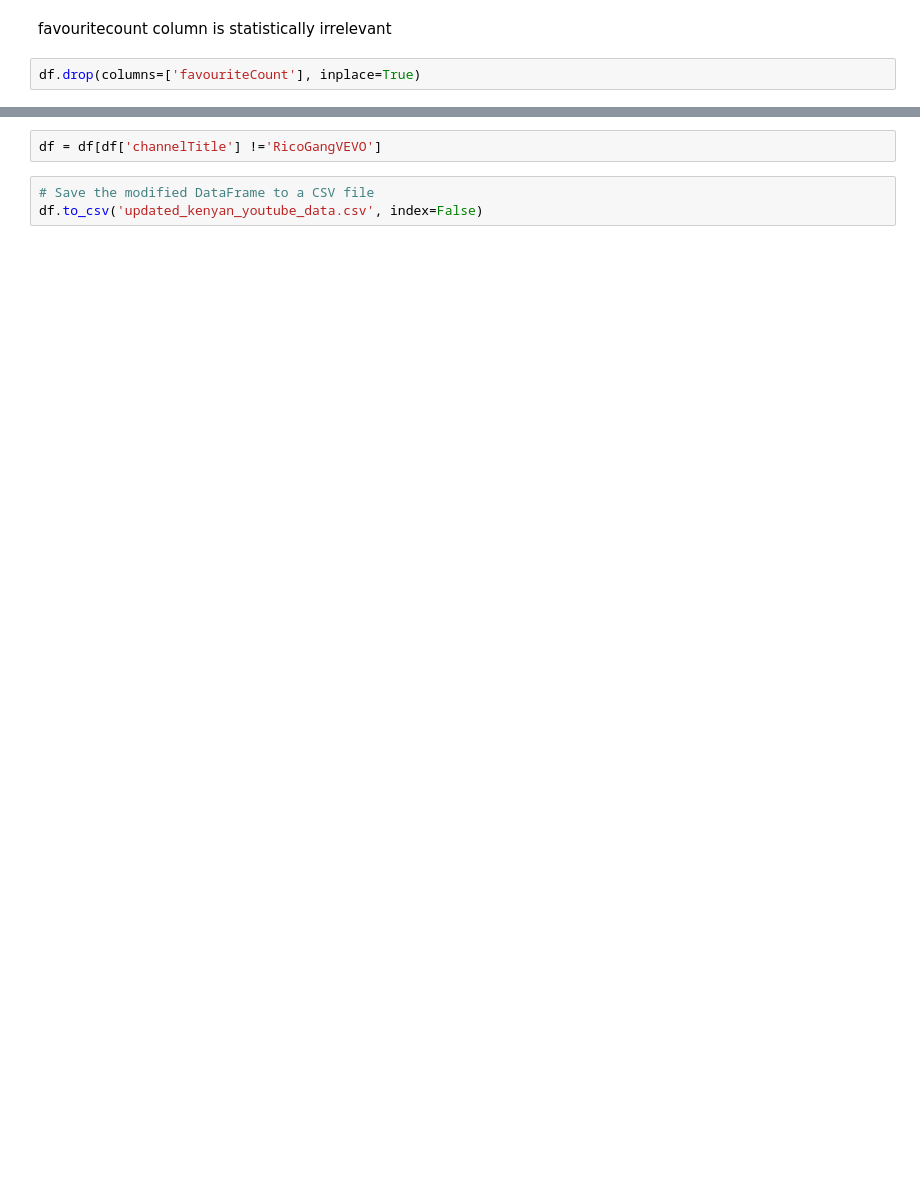
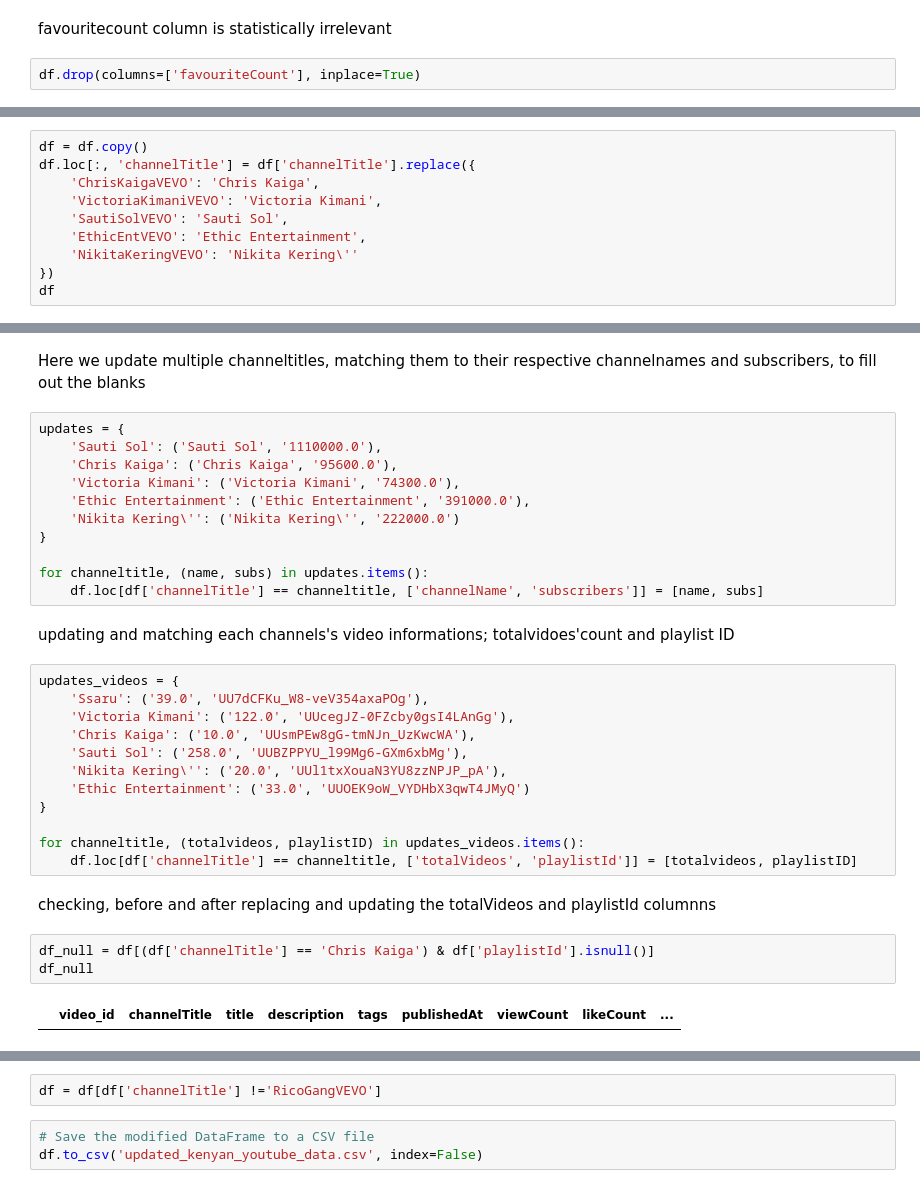
Before and after one commit to Nginacloud/Analytics, a Jupyter notebook: YoutubeScrap/Youtube_EDA.ipynb, the cells around one changed output, grey strips where cells are left out. Cells and saved outputs as stored; diff of their text form; blank space fills up the shorter version.

```diff
--- a/YoutubeScrap/Youtube_EDA.ipynb
+++ b/YoutubeScrap/Youtube_EDA.ipynb
@@ -100,0 +96,10 @@ len(filter_df)
+# %%
+df = df.copy()
+df.loc[:, 'channelTitle'] = df['channelTitle'].replace({
+    'ChrisKaigaVEVO': 'Chris Kaiga',
+    'VictoriaKimaniVEVO': 'Victoria Kimani',
+    'SautiSolVEVO': 'Sauti Sol',
+    'EthicEntVEVO': 'Ethic Entertainment',
+    'NikitaKeringVEVO': 'Nikita Kering\''
+})
+df
@@ -118,0 +147,34 @@ df
+# %% [markdown]
+Here we update multiple channeltitles, matching them to their respective channelnames and subscribers, to fill out the blanks
+# %%
+updates = {
+    'Sauti Sol': ('Sauti Sol', '1110000.0'),
+    'Chris Kaiga': ('Chris Kaiga', '95600.0'),
+    'Victoria Kimani': ('Victoria Kimani', '74300.0'),
+    'Ethic Entertainment': ('Ethic Entertainment', '391000.0'),
+    'Nikita Kering\'': ('Nikita Kering\'', '222000.0')
+}
+
+for channeltitle, (name, subs) in updates.items():
+    df.loc[df['channelTitle'] == channeltitle, ['channelName', 'subscribers']] = [name, subs]
+# %% [markdown]
+updating and matching each channels's video informations; totalvidoes'count and playlist ID
+# %%
+updates_videos = {
+    'Ssaru': ('39.0', 'UU7dCFKu_W8-veV354axaPOg'),
+    'Victoria Kimani': ('122.0', 'UUcegJZ-0FZcby0gsI4LAnGg'),
+    'Chris Kaiga': ('10.0', 'UUsmPEw8gG-tmNJn_UzKwcWA'),
+    'Sauti Sol': ('258.0', 'UUBZPPYU_l99Mg6-GXm6xbMg'),
+    'Nikita Kering\'': ('20.0', 'UUl1txXouaN3YU8zzNPJP_pA'),
+    'Ethic Entertainment': ('33.0', 'UUOEK9oW_VYDHbX3qwT4JMyQ')
+}
+
+for channeltitle, (totalvideos, playlistID) in updates_videos.items():
+    df.loc[df['channelTitle'] == channeltitle, ['totalVideos', 'playlistId']] = [totalvideos, playlistID]
+# %% [markdown]
+checking, before and after replacing and updating the  totalVideos and playlistId columnns
+# %%
+df_null = df[(df['channelTitle'] == 'Chris Kaiga') & df['playlistId'].isnull()]
+df_null
+# %% [output]
+|  | video_id | channelTitle | title | description | tags | publishedAt | viewCount | likeCount | ... |
```
Also changed, not shown: parts of 14 cells of this notebook, 3 other files.
